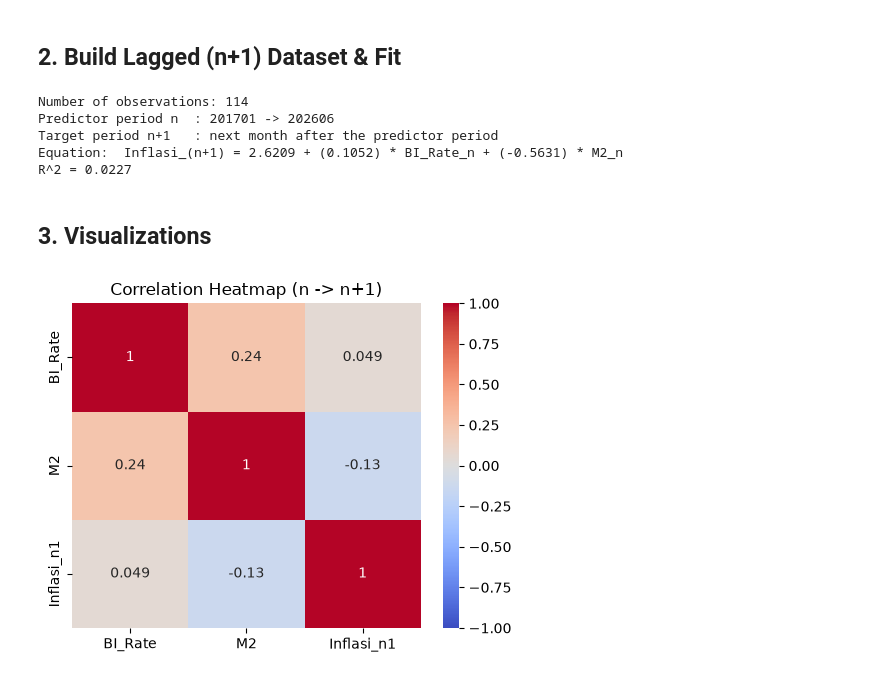
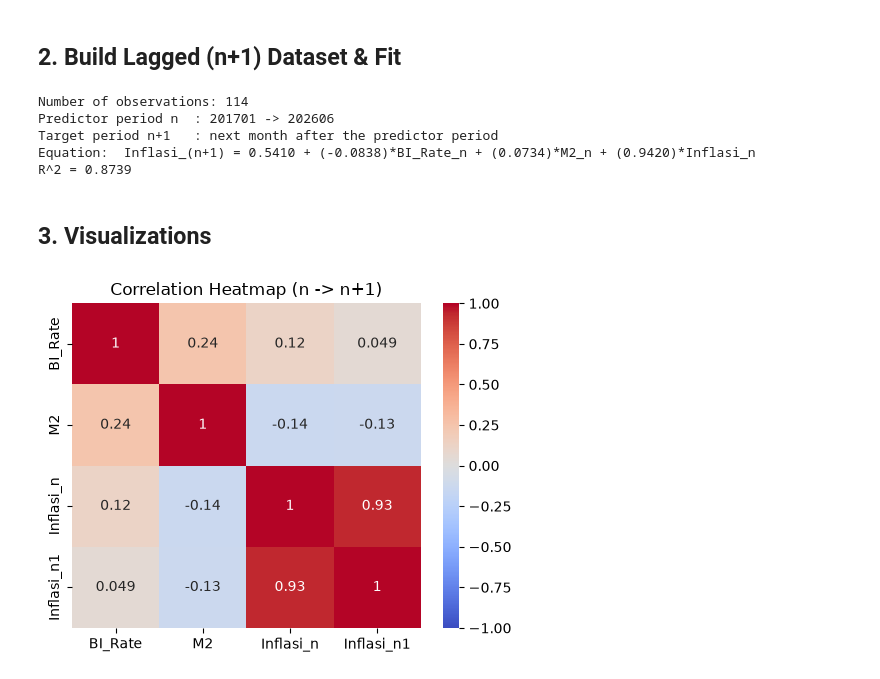
Before and after one commit to thofaa/inflation_YoY_prediction, a Jupyter notebook: Linear_Regression_Model_Nplus1.ipynb, the cells around one changed output. Saved outputs shown, nothing was run; the diff lists cells and outputs as text; code cells hidden in the pictures.

Commit message:
add new predictor (current inflation), so that the model right now is AR(1) or autogressive model

```diff
--- a/Linear_Regression_Model_Nplus1.ipynb
+++ b/Linear_Regression_Model_Nplus1.ipynb
@@ -65,49 +64,51 @@ def next_ym(y):
 from sklearn.linear_model import LinearRegression
 from sklearn.metrics import r2_score
 
-# Target = inflation at period n+1, predicted from predictors at period n.
+# Target = inflation at period n+1, predicted from predictors at period n:
+#   BI_Rate_n, M2_n (normalized), and current inflation Inflation_n.
 # For predictors at ym=n, the target is Inflasi at next_ym(n+1).
 inf_map = inf.set_index('ym')['Inflasi']
 df_p = df.dropna(subset=['BI_Rate', 'M2']).copy()
-df_p['Inflasi_n1'] = df_p['ym'].map(lambda y: inf_map.get(next_ym(y)))
-df_p = df_p.dropna(subset=['Inflasi_n1'])
+df_p['Inflasi_n']  = df_p['ym'].map(lambda y: inf_map.get(y))        # current-period inflation
+df_p['Inflasi_n1'] = df_p['ym'].map(lambda y: inf_map.get(next_ym(y)))  # next-period inflation
+df_p = df_p.dropna(subset=['Inflasi_n1', 'Inflasi_n'])
 
-X = df_p[['BI_Rate', 'M2']].values
+X = df_p[['BI_Rate', 'M2', 'Inflasi_n']].values
 y = df_p['Inflasi_n1'].values
 
 model = LinearRegression().fit(X, y)
-b0, b1, b2 = model.intercept_, *model.coef_
+b0, b1, b2, b3 = model.intercept_, *model.coef_
 r2 = r2_score(y, model.predict(X))
 
 print('Number of observations:', len(df_p))
 print('Predictor period n  :', df_p['ym'].min(), '->', df_p['ym'].max())
 print('Target period n+1   : next month after the predictor period')
-print(f'Equation:  Inflasi_(n+1) = {b0:.4f} + ({b1:.4f}) * BI_Rate_n + ({b2:.4f}) * M2_n')
+print('Equation:  Inflasi_(n+1) = %.4f + (%.4f)*BI_Rate_n + (%.4f)*M2_n + (%.4f)*Inflasi_n' % (b0, b1, b2, b3))
 print(f'R^2 = {r2:.4f}')
 # %% [output]
 Number of observations: 114
 Predictor period n  : 201701 -> 202606
 Target period n+1   : next month after the predictor period
-Equation:  Inflasi_(n+1) = 2.6209 + (0.1052) * BI_Rate_n + (-0.5631) * M2_n
-R^2 = 0.0227
+Equation:  Inflasi_(n+1) = 0.5410 + (-0.0838)*BI_Rate_n + (0.0734)*M2_n + (0.9420)*Inflasi_n
+R^2 = 0.8739
 # %% [markdown]
 ## 3. Visualizations
 # %%
 import matplotlib.pyplot as plt
 import seaborn as sns
 import numpy as np
 
 df_viz = df_p.copy()
 pred = model.predict(X)
 
 plt.rcParams['figure.dpi'] = 100
 
 # 1) Correlation heatmap
 plt.figure(figsize=(5, 4))
-sns.heatmap(df_viz[['BI_Rate', 'M2', 'Inflasi_n1']].corr(), annot=True,
+sns.heatmap(df_viz[['BI_Rate', 'M2', 'Inflasi_n', 'Inflasi_n1']].corr(), annot=True,
             cmap='coolwarm', vmin=-1, vmax=1)
 plt.title('Correlation Heatmap (n -> n+1)')
 plt.tight_layout()
 plt.show()
 # %% [output]
-[figure, old version]
+[figure, new version]
```
Also changed, not shown: parts of 9 cells of this notebook.
